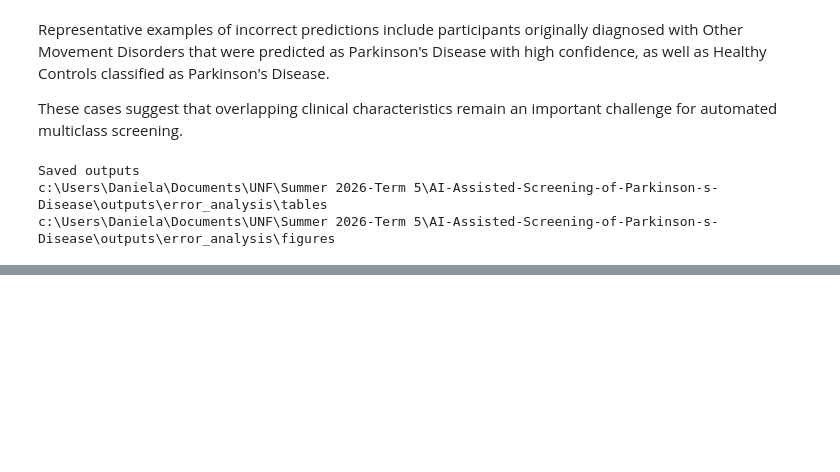
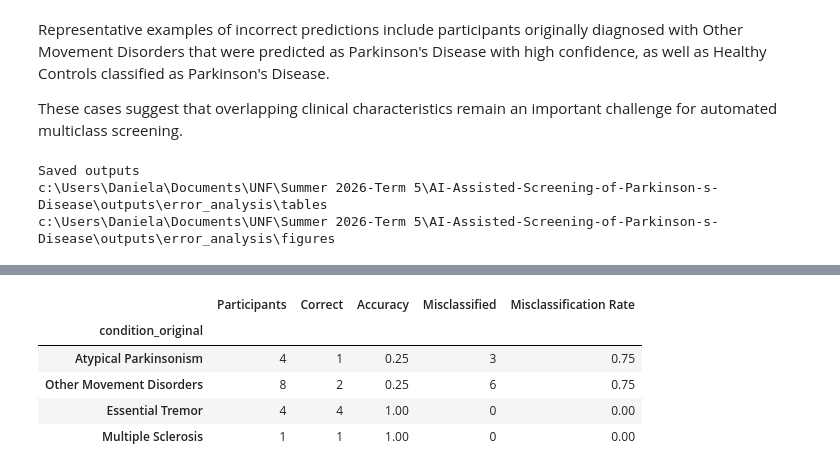
Before and after one commit to obramwell/AI-Assisted-Screening-of-Parkinson-s-Disease, a Jupyter notebook: notebooks/15_error_analysis.ipynb, the cells around one changed output, grey strips where cells are left out. Cells and saved outputs as stored; diff of their text form; code cells hidden in the pictures; blank space fills up the shorter version.

Commit message:
Add analysis of classification errors by diagnostic group and participant characteristics

```diff
--- a/notebooks/15_error_analysis.ipynb
+++ b/notebooks/15_error_analysis.ipynb
@@ -283,0 +309,59 @@ c:\Users\Daniela\Documents\UNF\Summer 2026-Term 5\AI-Assisted-Screening-of-Parki
+# %%
+omd_subtypes = [
+    "Atypical Parkinsonism",
+    "Essential Tremor",
+    "Multiple Sclerosis",
+    "Other Movement Disorders",
+]
+
+subtype_results = (
+    test_df[
+        [
+            "patient_id",
+            "condition_original",
+        ]
+    ]
+    .merge(
+        results,
+        on="patient_id",
+    )
+)
+
+subtype_results = subtype_results[
+    subtype_results["condition_original"].isin(
+        omd_subtypes
+    )
+]
+
+subtype_summary = (subtype_results.groupby("condition_original")
+    .agg(
+        Participants=("patient_id", "count"),
+        Correct=("correct", "sum"),
+    )
+)
+
+subtype_summary["Misclassified"] = (subtype_summary["Participants"]- subtype_summary["Correct"])
+
+subtype_summary["Accuracy"] = (subtype_summary["Correct"]/ subtype_summary["Participants"])
+subtype_summary["Misclassification Rate"] = (1 - subtype_summary["Accuracy"])
+
+subtype_summary = subtype_summary[
+    [
+        "Participants",
+        "Correct",
+        "Accuracy",
+        "Misclassified",
+        "Misclassification Rate",
+    ]
+].sort_values("Misclassification Rate",ascending=False,)
+
+display(subtype_summary)
+
+subtype_summary.to_csv(TABLES_DIR /"movement_disorder_subtypes.csv")
+# %% [output]
+|  | Participants | Correct | Accuracy | Misclassified | Misclassification Rate |
+| condition_original |  |  |  |  |  |
+| Atypical Parkinsonism | 4 | 1 | 0.25 | 3 | 0.75 |
+| Other Movement Disorders | 8 | 2 | 0.25 | 6 | 0.75 |
+| Essential Tremor | 4 | 4 | 1.00 | 0 | 0.00 |
+| Multiple Sclerosis | 1 | 1 | 1.00 | 0 | 0.00 |
```
Also changed, not shown: parts of 7 cells of this notebook, 2 other files.
